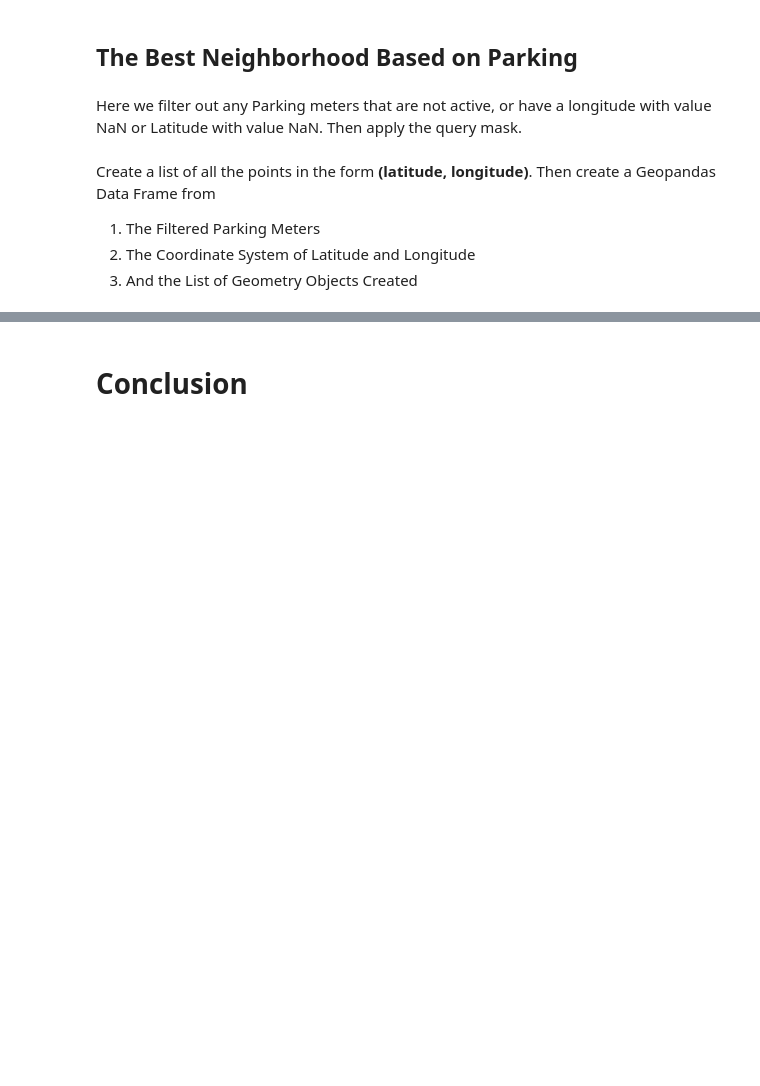
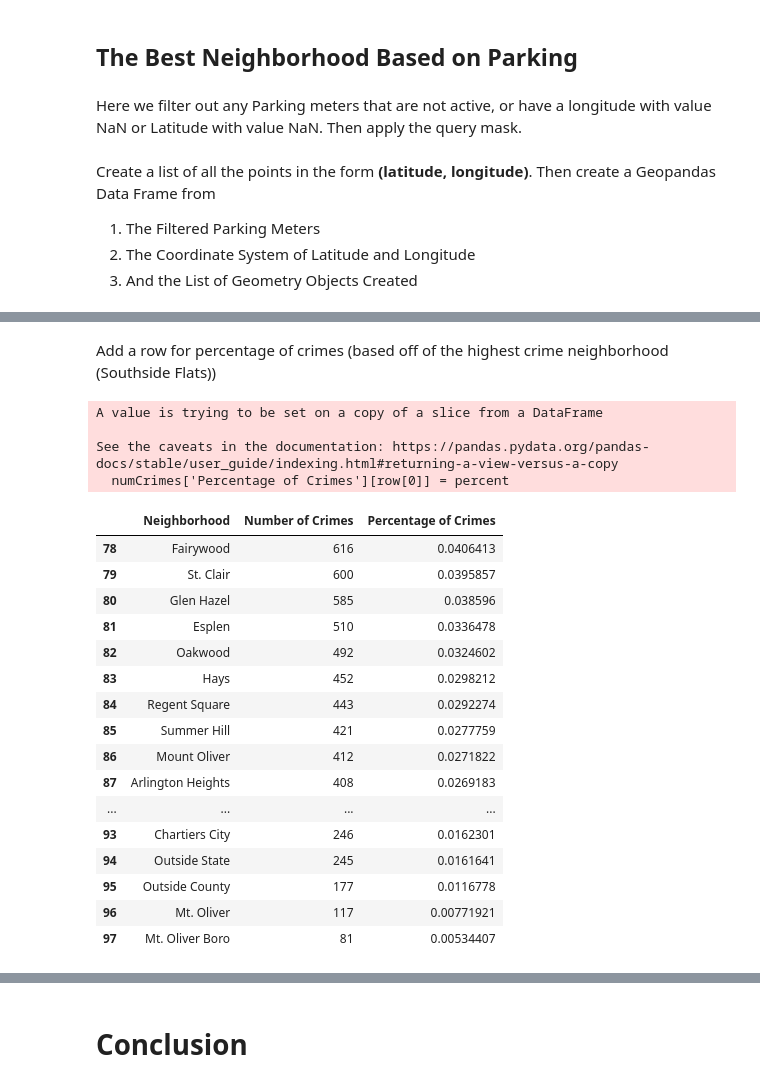
Before and after one commit to mark-sheffield/Final-Project, a Jupyter notebook: PresentationNotebook.ipynb, the cells around one changed output, grey strips where cells are left out. Cells and saved outputs as stored; diff of their text form; code cells hidden in the pictures; blank space fills up the shorter version.

```diff
--- a/PresentationNotebook.ipynb
+++ b/PresentationNotebook.ipynb
@@ -60,0 +59,4 @@ meters.head(10)
+# %%
+# crime rates dataset
+crimes = pd.read_csv("https://data.wprdc.org/datastore/dump/044f2016-1dfd-4ab0-bc1e-065da05fca2e")
+crimes.head()
@@ -122,0 +136,3 @@ Create a list of all the points in the form **(latitude, longitude)**. Then crea
+# %%
+crimeByHood = crimes["INCIDENTNEIGHBORHOOD"]
+numCrimes = crimeByHood.value_counts().rename_axis('Neighborhood').reset_index(name='Number of Crimes')
@@ -122,0 +157,35 @@ Create a list of all the points in the form **(latitude, longitude)**. Then crea
+# %% [markdown]
+Add a row for percentage of crimes (based off of the highest crime neighborhood (Southside Flats))
+# %%
+#creating the percentages of the crimes compared to the neighborhood with the most crime (south side flats)
+crimeMax = 15157
+numCrimes["Percentage of Crimes"] = ""
+percent = 0.0
+for row in numCrimes.iterrows():
+    percent = float(row[1][1])/crimeMax
+    numCrimes['Percentage of Crimes'][row[0]] = percent
+numCrimes.sort_values(by='Percentage of Crimes', ascending = True)
+numCrimes.tail(20)
+#these are the "best" 20 neighborhoods with the least number of crimes
+# %% [output]
+A value is trying to be set on a copy of a slice from a DataFrame
+
+See the caveats in the documentation: https://pandas.pydata.org/pandas-docs/stable/user_guide/indexing.html#returning-a-view-versus-a-copy
+  numCrimes['Percentage of Crimes'][row[0]] = percent
+|  | Neighborhood | Number of Crimes | Percentage of Crimes |
+| 78 | Fairywood | 616 | 0.0406413 |
+| 79 | St. Clair | 600 | 0.0395857 |
+| 80 | Glen Hazel | 585 | 0.038596 |
+| 81 | Esplen | 510 | 0.0336478 |
+| 82 | Oakwood | 492 | 0.0324602 |
+| 83 | Hays | 452 | 0.0298212 |
+| 84 | Regent Square | 443 | 0.0292274 |
+| 85 | Summer Hill | 421 | 0.0277759 |
+| 86 | Mount Oliver | 412 | 0.0271822 |
+| 87 | Arlington Heights | 408 | 0.0269183 |
+| ... | ... | ... | ... |
+| 93 | Chartiers City | 246 | 0.0162301 |
+| 94 | Outside State | 245 | 0.0161641 |
+| 95 | Outside County | 177 | 0.0116778 |
+| 96 | Mt. Oliver | 117 | 0.00771921 |
+| 97 | Mt. Oliver Boro | 81 | 0.00534407 |
```
Also changed, not shown: parts of 14 cells of this notebook.
